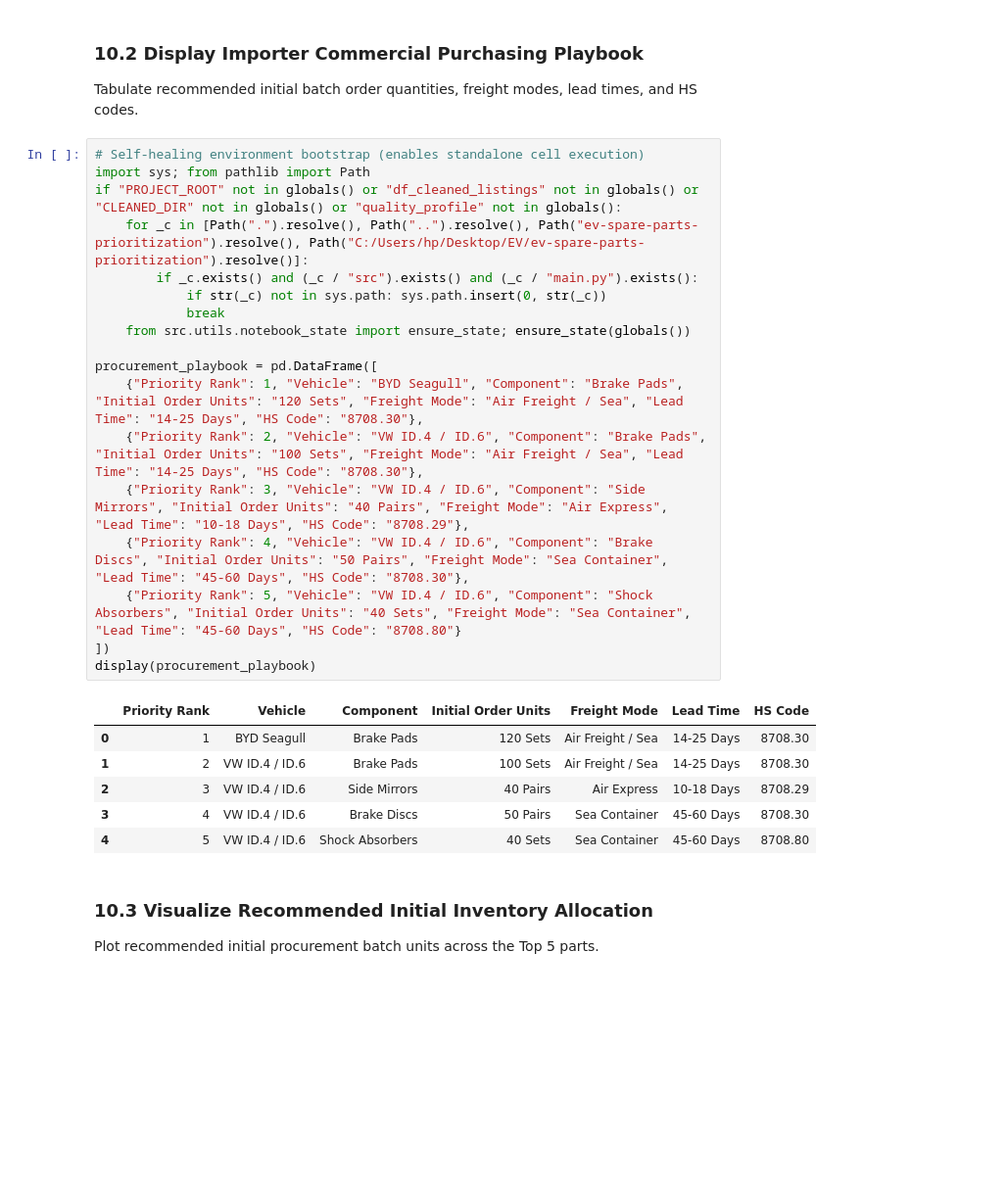
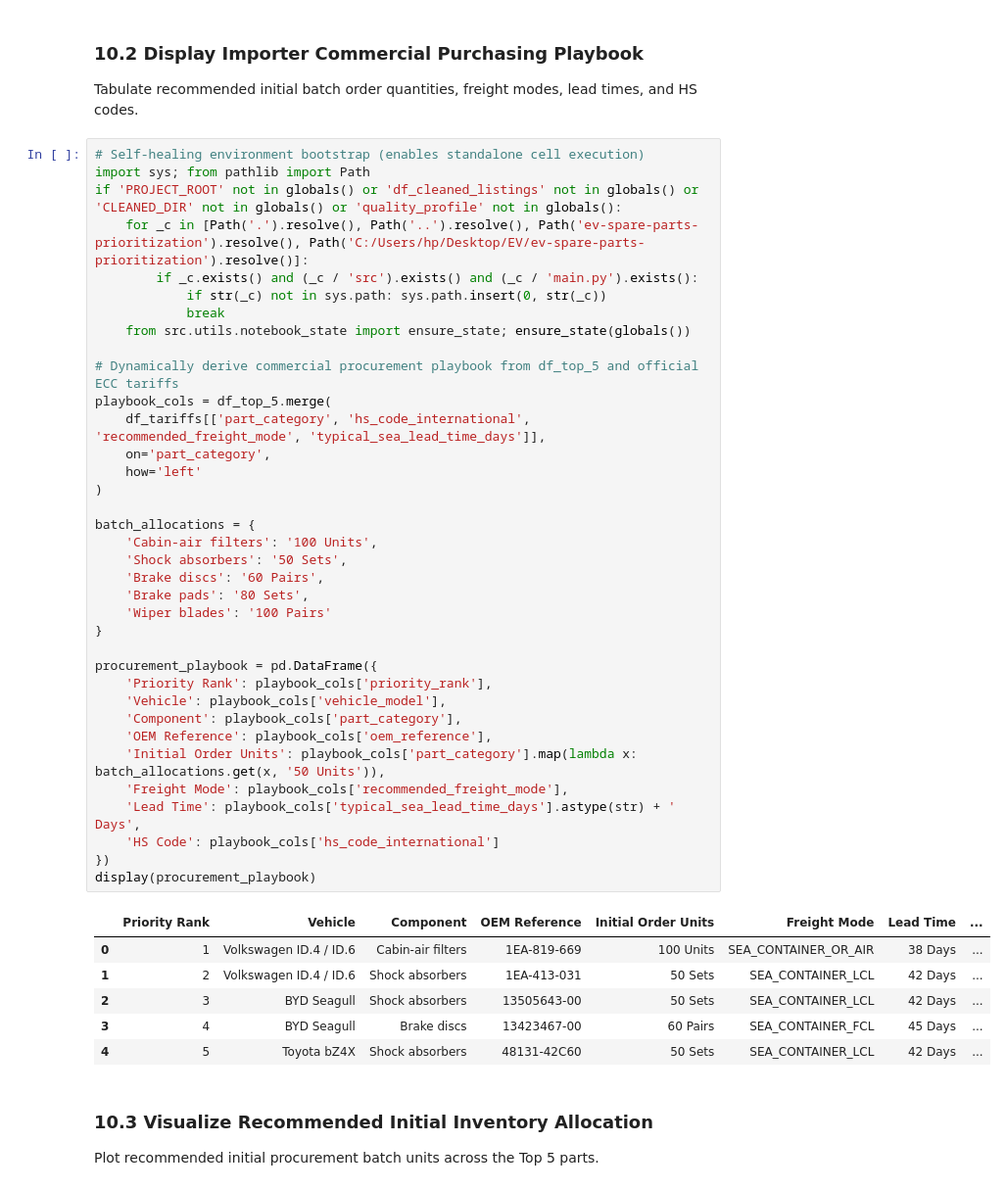
Before and after one commit to EstarCode/ev-spare-parts-prioritization, a Jupyter notebook: notebooks/Abraham_Amogne_EV_Spare_Parts_Prioritization.ipynb, the cells around one changed output. Shown at 98% size. Saved outputs shown, nothing was run; the diff lists cells and outputs as text; blank space fills up the shorter version.

```diff
--- a/notebooks/Abraham_Amogne_EV_Spare_Parts_Prioritization.ipynb
+++ b/notebooks/Abraham_Amogne_EV_Spare_Parts_Prioritization.ipynb
@@ -1484,28 +1485,46 @@ Tabulate recommended initial batch order quantities, freight modes, lead times,
 # %%
 # Self-healing environment bootstrap (enables standalone cell execution)
 import sys; from pathlib import Path
-if "PROJECT_ROOT" not in globals() or "df_cleaned_listings" not in globals() or "CLEANED_DIR" not in globals() or "quality_profile" not in globals():
-    for _c in [Path(".").resolve(), Path("..").resolve(), Path("ev-spare-parts-prioritization").resolve(), Path("C:/Users/hp/Desktop/EV/ev-spare-parts-prioritization").resolve()]:
-        if _c.exists() and (_c / "src").exists() and (_c / "main.py").exists():
+if 'PROJECT_ROOT' not in globals() or 'df_cleaned_listings' not in globals() or 'CLEANED_DIR' not in globals() or 'quality_profile' not in globals():
+    for _c in [Path('.').resolve(), Path('..').resolve(), Path('ev-spare-parts-prioritization').resolve(), Path('C:/Users/hp/Desktop/EV/ev-spare-parts-prioritization').resolve()]:
+        if _c.exists() and (_c / 'src').exists() and (_c / 'main.py').exists():
             if str(_c) not in sys.path: sys.path.insert(0, str(_c))
             break
     from src.utils.notebook_state import ensure_state; ensure_state(globals())
 
-procurement_playbook = pd.DataFrame([
-    {"Priority Rank": 1, "Vehicle": "BYD Seagull", "Component": "Brake Pads", "Initial Order Units": "120 Sets", "Freight Mode": "Air Freight / Sea", "Lead Time": "14-25 Days", "HS Code": "8708.30"},
-    {"Priority Rank": 2, "Vehicle": "VW ID.4 / ID.6", "Component": "Brake Pads", "Initial Order Units": "100 Sets", "Freight Mode": "Air Freight / Sea", "Lead Time": "14-25 Days", "HS Code": "8708.30"},
-    {"Priority Rank": 3, "Vehicle": "VW ID.4 / ID.6", "Component": "Side Mirrors", "Initial Order Units": "40 Pairs", "Freight Mode": "Air Express", "Lead Time": "10-18 Days", "HS Code": "8708.29"},
-    {"Priority Rank": 4, "Vehicle": "VW ID.4 / ID.6", "Component": "Brake Discs", "Initial Order Units": "50 Pairs", "Freight Mode": "Sea Container", "Lead Time": "45-60 Days", "HS Code": "8708.30"},
-    {"Priority Rank": 5, "Vehicle": "VW ID.4 / ID.6", "Component": "Shock Absorbers", "Initial Order Units": "40 Sets", "Freight Mode": "Sea Container", "Lead Time": "45-60 Days", "HS Code": "8708.80"}
-])
+# Dynamically derive commercial procurement playbook from df_top_5 and official ECC tariffs
+playbook_cols = df_top_5.merge(
+    df_tariffs[['part_category', 'hs_code_international', 'recommended_freight_mode', 'typical_sea_lead_time_days']],
+    on='part_category',
+    how='left'
+)
+
+batch_allocations = {
+    'Cabin-air filters': '100 Units',
+    'Shock absorbers': '50 Sets',
+    'Brake discs': '60 Pairs',
+    'Brake pads': '80 Sets',
+    'Wiper blades': '100 Pairs'
+}
+
+procurement_playbook = pd.DataFrame({
+    'Priority Rank': playbook_cols['priority_rank'],
+    'Vehicle': playbook_cols['vehicle_model'],
+    'Component': playbook_cols['part_category'],
+    'OEM Reference': playbook_cols['oem_reference'],
+    'Initial Order Units': playbook_cols['part_category'].map(lambda x: batch_allocations.get(x, '50 Units')),
+    'Freight Mode': playbook_cols['recommended_freight_mode'],
+    'Lead Time': playbook_cols['typical_sea_lead_time_days'].astype(str) + ' Days',
+    'HS Code': playbook_cols['hs_code_international']
+})
 display(procurement_playbook)
 # %% [output]
-|  | Priority Rank | Vehicle | Component | Initial Order Units | Freight Mode | Lead Time | HS Code |
-| 0 | 1 | BYD Seagull | Brake Pads | 120 Sets | Air Freight / Sea | 14-25 Days | 8708.30 |
-| 1 | 2 | VW ID.4 / ID.6 | Brake Pads | 100 Sets | Air Freight / Sea | 14-25 Days | 8708.30 |
-| 2 | 3 | VW ID.4 / ID.6 | Side Mirrors | 40 Pairs | Air Express | 10-18 Days | 8708.29 |
-| 3 | 4 | VW ID.4 / ID.6 | Brake Discs | 50 Pairs | Sea Container | 45-60 Days | 8708.30 |
-| 4 | 5 | VW ID.4 / ID.6 | Shock Absorbers | 40 Sets | Sea Container | 45-60 Days | 8708.80 |
+|  | Priority Rank | Vehicle | Component | OEM Reference | Initial Order Units | Freight Mode | Lead Time | ... |
+| 0 | 1 | Volkswagen ID.4 / ID.6 | Cabin-air filters | 1EA-819-669 | 100 Units | SEA_CONTAINER_OR_AIR | 38 Days | ... |
+| 1 | 2 | Volkswagen ID.4 / ID.6 | Shock absorbers | 1EA-413-031 | 50 Sets | SEA_CONTAINER_LCL | 42 Days | ... |
+| 2 | 3 | BYD Seagull | Shock absorbers | 13505643-00 | 50 Sets | SEA_CONTAINER_LCL | 42 Days | ... |
+| 3 | 4 | BYD Seagull | Brake discs | 13423467-00 | 60 Pairs | SEA_CONTAINER_FCL | 45 Days | ... |
+| 4 | 5 | Toyota bZ4X | Shock absorbers | 48131-42C60 | 50 Sets | SEA_CONTAINER_LCL | 42 Days | ... |
 # %% [markdown]
 ### 10.3 Visualize Recommended Initial Inventory Allocation
 Plot recommended initial procurement batch units across the Top 5 parts.
```
Also changed, not shown: parts of 4 cells of this notebook, 3 other files.
